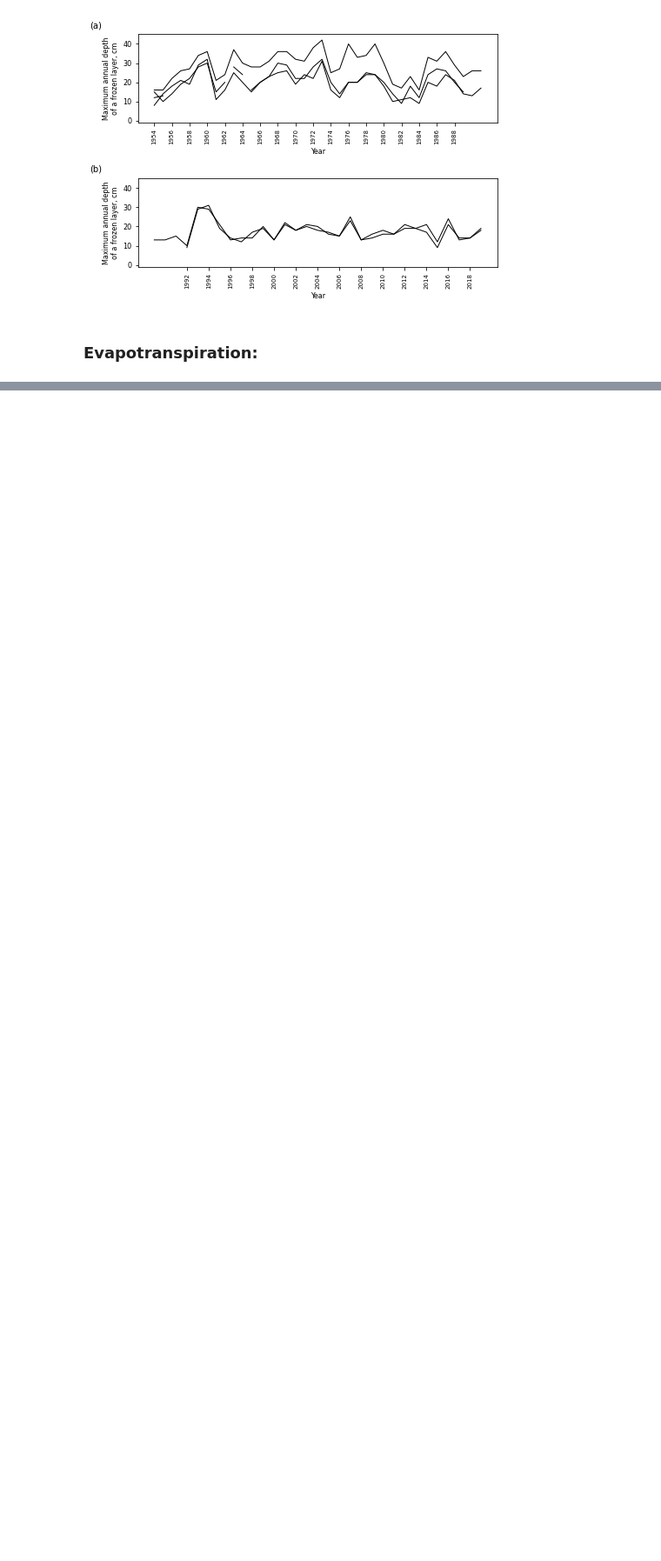
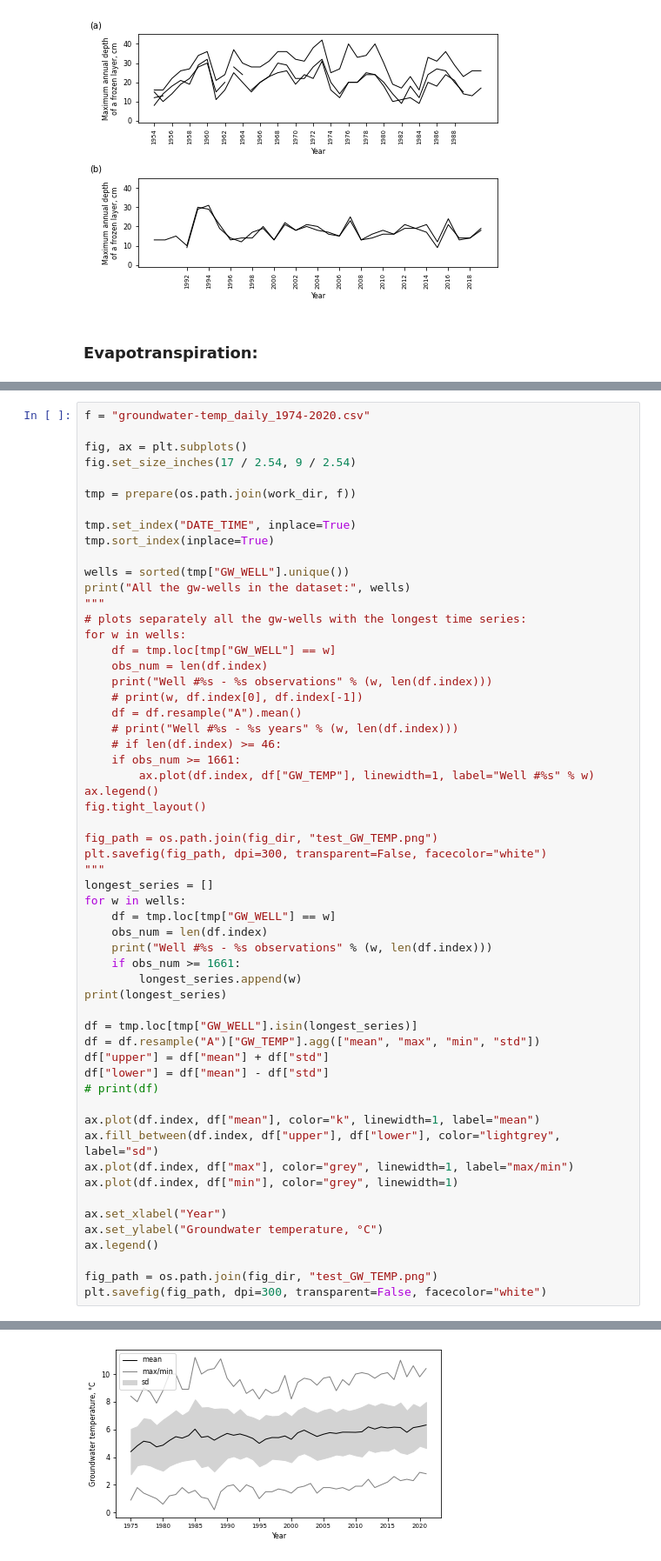
Before and after one commit to shi-hydrology/lammin-suo-plots, a Jupyter notebook: lammin_suo_plots.ipynb, the cells around one changed output, grey strips where cells are left out. Shown: that part at 87% size. Drawn from its saved outputs; the diff is of its cells as text; blank space fills up the shorter version.

```diff
--- a/lammin_suo_plots.ipynb
+++ b/lammin_suo_plots.ipynb
@@ -675,3 +740,61 @@ plt.savefig(fig_path, dpi=300, transparent=False, facecolor="white")
 - GW temperature
 - SW levels
 - surface elevation
+# %%
+f = "groundwater-temp_daily_1974-2020.csv"
+
+fig, ax = plt.subplots()
+fig.set_size_inches(17 / 2.54, 9 / 2.54)
+
+tmp = prepare(os.path.join(work_dir, f))
+
+tmp.set_index("DATE_TIME", inplace=True)
+tmp.sort_index(inplace=True)
+
+wells = sorted(tmp["GW_WELL"].unique())
+print("All the gw-wells in the dataset:", wells)
+"""
+# plots separately all the gw-wells with the longest time series:
+for w in wells:
+    df = tmp.loc[tmp["GW_WELL"] == w]
+    obs_num = len(df.index)
+    print("Well #%s - %s observations" % (w, len(df.index)))
+    # print(w, df.index[0], df.index[-1])
+    df = df.resample("A").mean()
+    # print("Well #%s - %s years" % (w, len(df.index)))
+    # if len(df.index) >= 46:
+    if obs_num >= 1661:
+        ax.plot(df.index, df["GW_TEMP"], linewidth=1, label="Well #%s" % w)
+ax.legend()
+fig.tight_layout()
+
+fig_path = os.path.join(fig_dir, "test_GW_TEMP.png")
+plt.savefig(fig_path, dpi=300, transparent=False, facecolor="white")
+"""
+longest_series = []
+for w in wells:
+    df = tmp.loc[tmp["GW_WELL"] == w]
+    obs_num = len(df.index)
+    print("Well #%s - %s observations" % (w, len(df.index)))
+    if obs_num >= 1661:
+        longest_series.append(w)
+print(longest_series)
+
+df = tmp.loc[tmp["GW_WELL"].isin(longest_series)]
+df = df.resample("A")["GW_TEMP"].agg(["mean", "max", "min", "std"])
+df["upper"] = df["mean"] + df["std"]
+df["lower"] = df["mean"] - df["std"]
+# print(df)
+
+ax.plot(df.index, df["mean"], color="k", linewidth=1, label="mean")
+ax.fill_between(df.index, df["upper"], df["lower"], color="lightgrey", label="sd")
+ax.plot(df.index, df["max"], color="grey", linewidth=1, label="max/min")
+ax.plot(df.index, df["min"], color="grey", linewidth=1)
+
+ax.set_xlabel("Year")
+ax.set_ylabel("Groundwater temperature, °C")
+ax.legend()
+
+fig_path = os.path.join(fig_dir, "test_GW_TEMP.png")
+plt.savefig(fig_path, dpi=300, transparent=False, facecolor="white")
+# %% [output]
@@ -677,0 +818 @@ plt.savefig(fig_path, dpi=300, transparent=False, facecolor="white")
+[figure, added]
```
Also changed, not shown: parts of 9 cells of this notebook.
